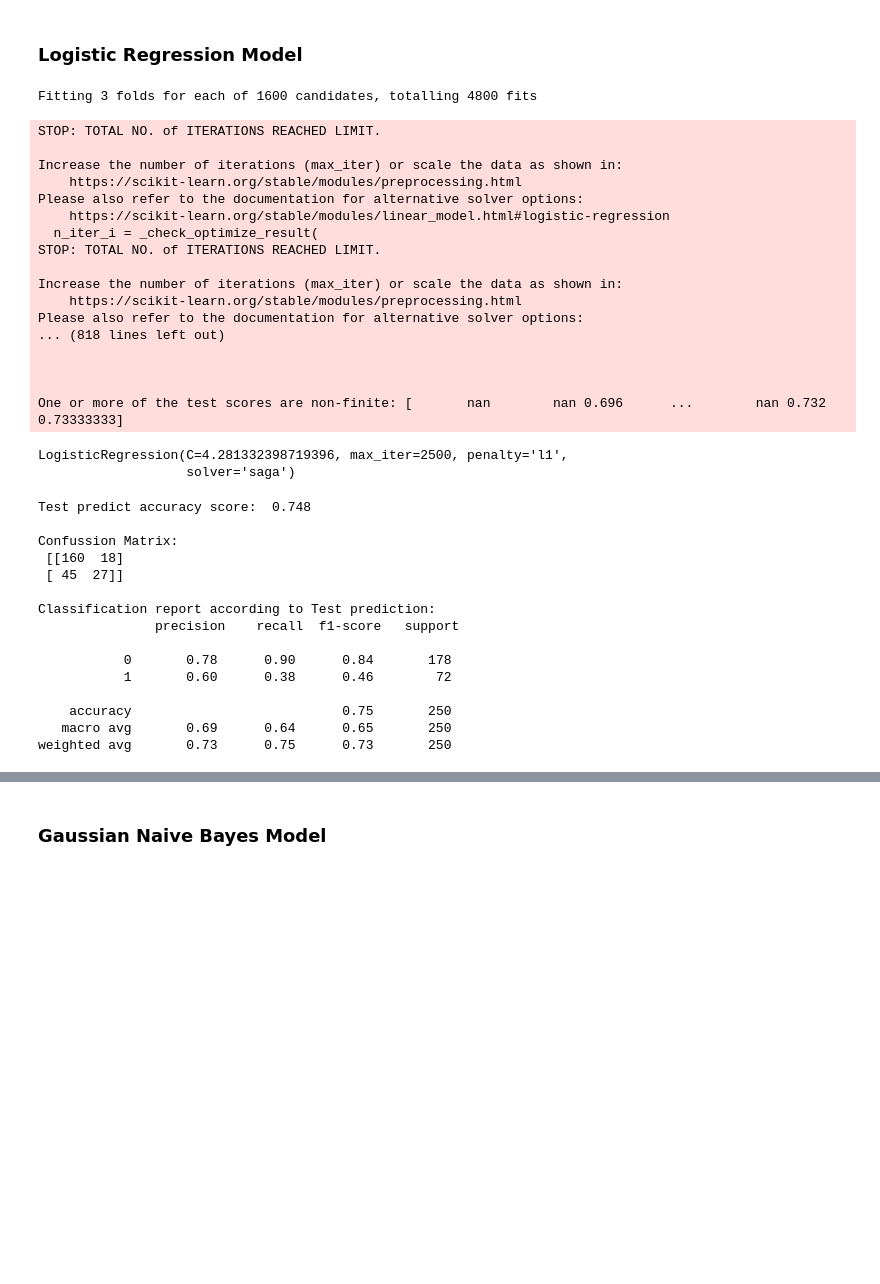
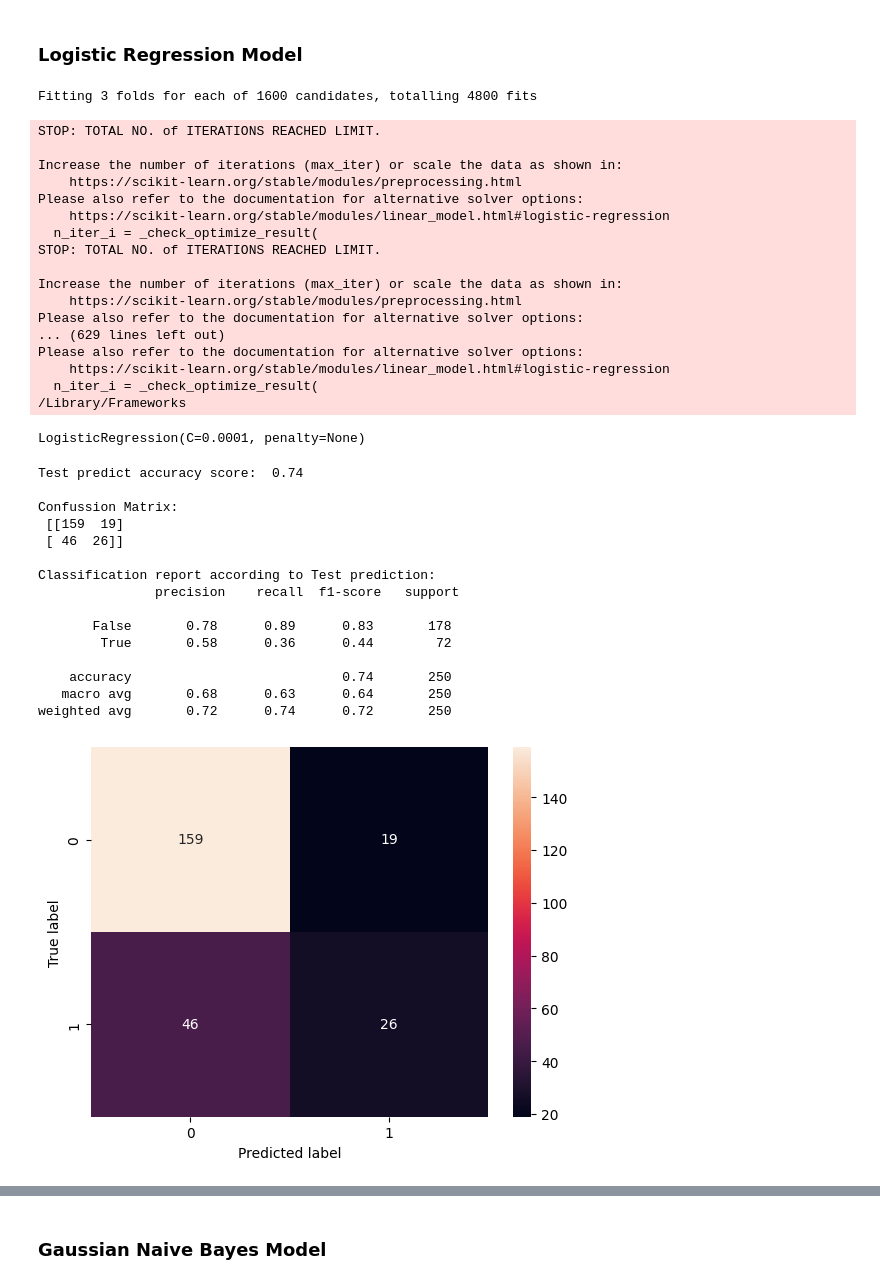
Before and after one commit to mslevis/comp562-final-project, a Jupyter notebook: predict.ipynb, the cells around one changed output, grey strips where cells are left out. Saved outputs shown, nothing was run; the diff lists cells and outputs as text; code cells hidden in the pictures; blank space fills up the shorter version.

```diff
--- a/predict.ipynb
+++ b/predict.ipynb
@@ -246,7 +223,7 @@ param_grid = [
     'max_iter' : [100, 1000,2500, 5000]
     }
 ]
-clf = GridSearchCV(LogisticRegression(max_iter=2000), param_grid = param_grid, cv = 3, verbose=True, n_jobs=-1)
+clf = GridSearchCV(LogisticRegression(max_iter=2000), param_grid = param_grid, scoring="f1",cv = 3, verbose=True, n_jobs=-1)
 best_clf = clf.fit(X_train,y_train)
 # %% [output]
 Fitting 3 folds for each of 1600 candidates, totalling 4800 fits
@@ -262,16 +239,15 @@ STOP: TOTAL NO. of ITERATIONS REACHED LIMIT.
 Increase the number of iterations (max_iter) or scale the data as shown in:
     https://scikit-learn.org/stable/modules/preprocessing.html
 Please also refer to the documentation for alternative solver options:
-... (818 lines left out)
-
-
-
-One or more of the test scores are non-finite: [       nan        nan 0.696      ...        nan 0.732      0.73333333]
+... (629 lines left out)
+Please also refer to the documentation for alternative solver options:
+    https://scikit-learn.org/stable/modules/linear_model.html#logistic-regression
+  n_iter_i = _check_optimize_result(
+/Library/Frameworks
 # %%
 best_clf.best_estimator_
 # %% [output]
-LogisticRegression(C=4.281332398719396, max_iter=2500, penalty='l1',
-                   solver='saga')
+LogisticRegression(C=0.0001, penalty=None)
 # %%
 y_pred = best_clf.predict(X_test)
 
@@ -281,18 +257,26 @@ print("Confussion Matrix: \n", confusion_matrix(y_test, y_pred),"\n")
 
 print("Classification report according to Test prediction: \n", classification_report(y_test, y_pred))
 # %% [output]
-Test predict accuracy score:  0.748
+Test predict accuracy score:  0.74
 
 Confussion Matrix:
- [[160  18]
- [ 45  27]]
+ [[159  19]
+ [ 46  26]]
 
 Classification report according to Test prediction:
                precision    recall  f1-score   support
 
-           0       0.78      0.90      0.84       178
-           1       0.60      0.38      0.46        72
+       False       0.78      0.89      0.83       178
+        True       0.58      0.36      0.44        72
 
-    accuracy                           0.75       250
-   macro avg       0.69      0.64      0.65       250
-weighted avg       0.73      0.75      0.73       250
+    accuracy                           0.74       250
+   macro avg       0.68      0.63      0.64       250
+weighted avg       0.72      0.74      0.72       250
+# %%
+confusion_mtx = confusion_matrix(y_test, y_pred)
+sns.heatmap(confusion_mtx, annot=True, fmt='d')
+plt.xlabel('Predicted label')
+plt.ylabel('True label')
+plt.show()
+# %% [output]
+[figure, added]
```
Also changed, not shown: parts of 26 cells of this notebook, 1 other file.
